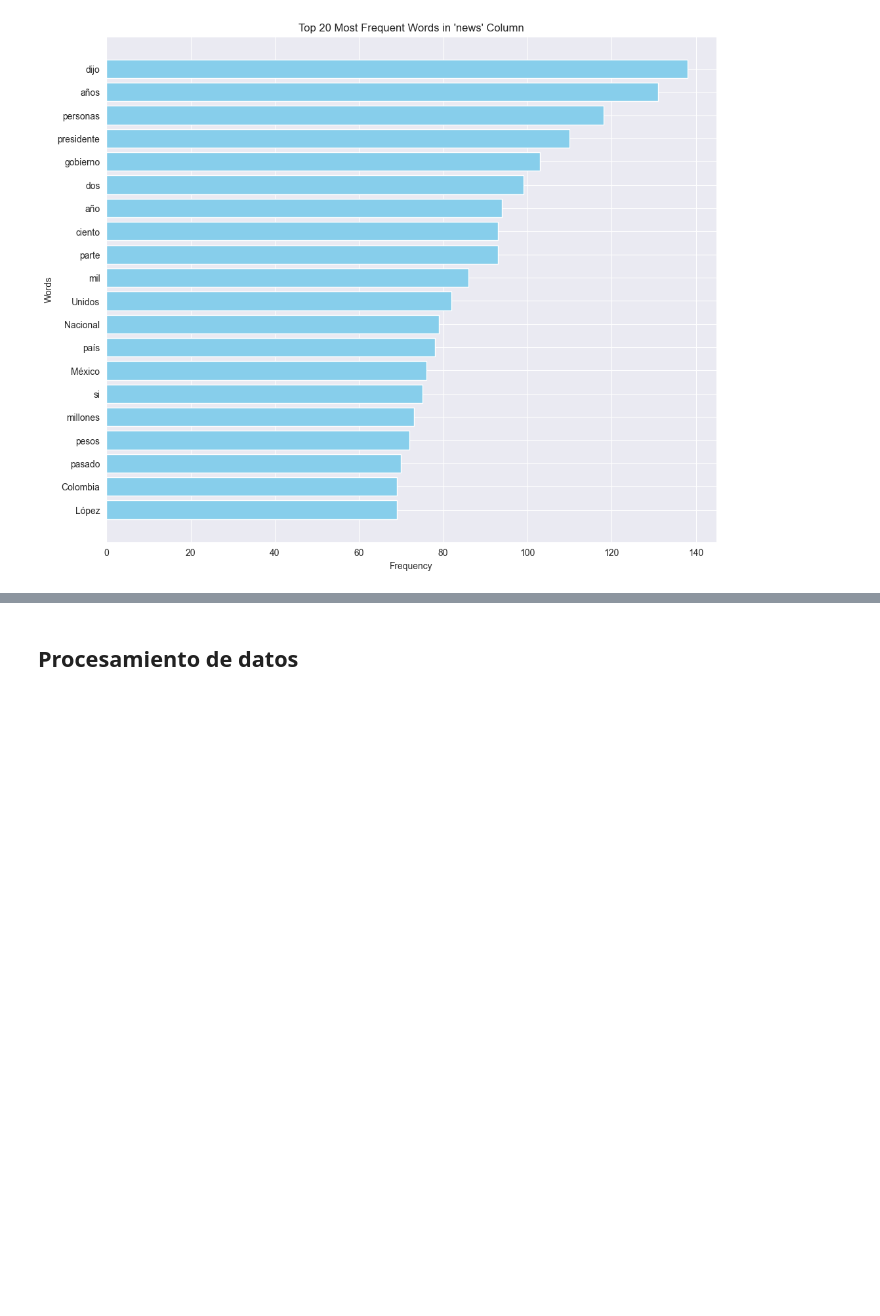
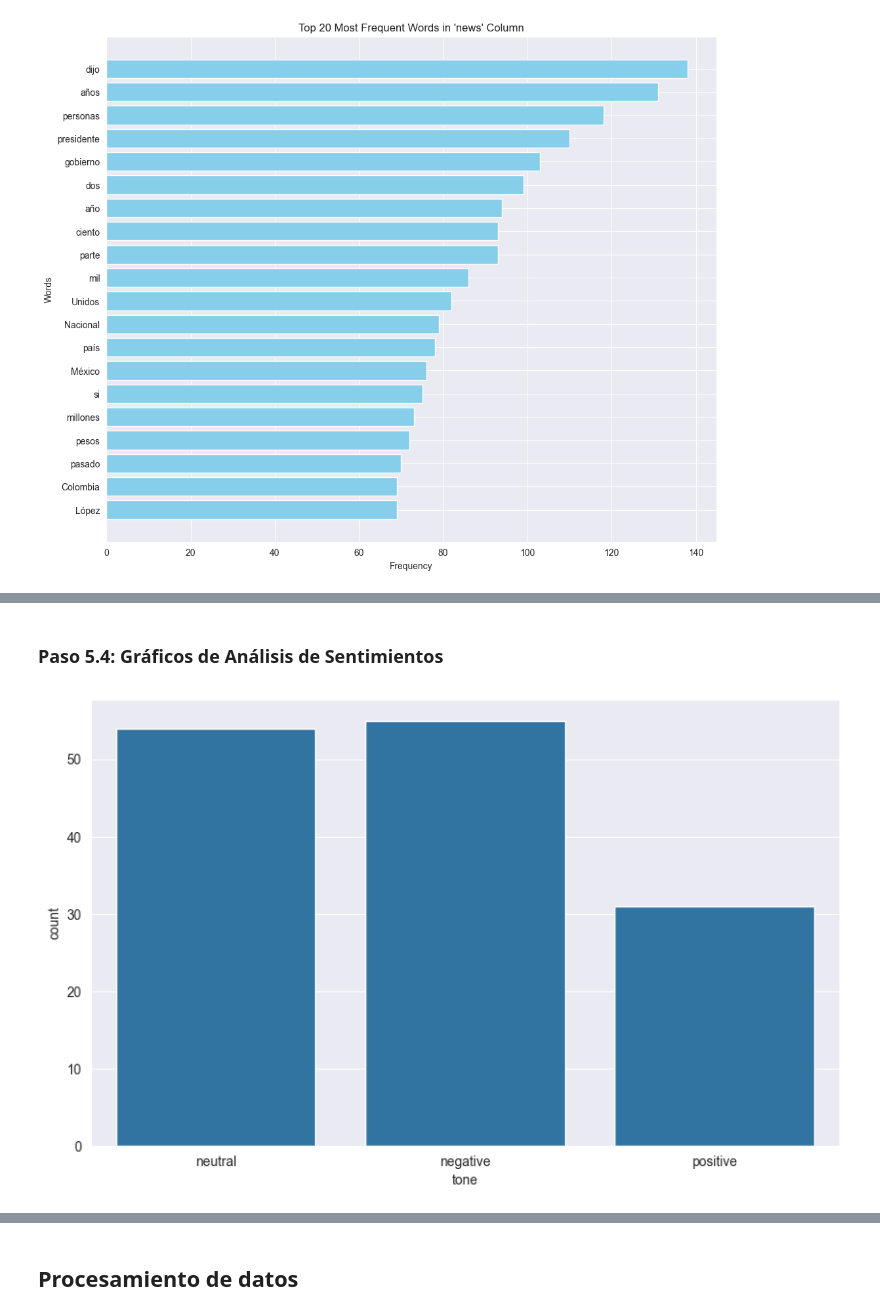
Before and after one commit to BlueAutomata/nlp-media-framing, a Jupyter notebook: notebooks/EDA.ipynb, the cells around one changed output, grey strips where cells are left out. Cells and saved outputs as stored; diff of their text form; code cells hidden in the pictures; blank space fills up the shorter version.

```diff
--- a/notebooks/EDA.ipynb
+++ b/notebooks/EDA.ipynb
@@ -359,0 +358,20 @@ plt.show()
+# %%
+def clean_text(text):
+    """
+    Limpia el texto eliminando signos de puntuación, números, stopwords y convirtiendo a minúsculas.
+    """
+    # Convertir a minúsculas
+    text = text.lower()
+
+    # Eliminar signos de puntuación
+    text = re.sub(f'[{re.escape(string.punctuation)}]', '', text)
+
+    # Eliminar números
+    text = re.sub(r'\d+', '', text)
+
+    # Eliminar stopwords
+    stop_words = set(stopwords.words('spanish'))  # Cambia 'spanish' por el idioma que necesites
+    tokens = word_tokenize(text)
+    tokens = [word for word in tokens if word not in stop_words and word.isalpha()]  # Solo palabras alfabéticas
+
+    return tokens
@@ -359,0 +449,8 @@ plt.show()
+# %% [markdown]
+### Paso 5.4: Gráficos de Análisis de Sentimientos
+# %%
+plt.figure(figsize=(10, 6))
+sns.countplot(data=df, x="tone")
+plt.show()
+# %% [output]
+[figure, added]
```
Also changed, not shown: parts of 29 cells of this notebook, 1 other file.
